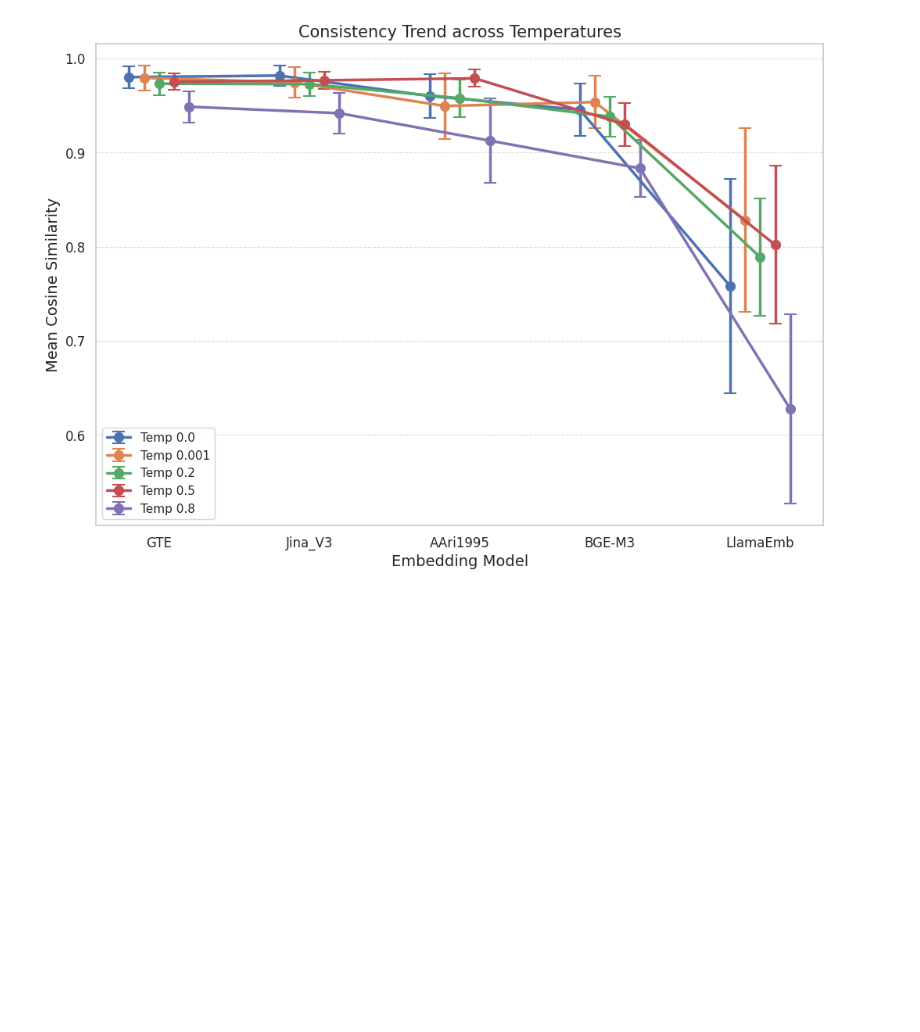
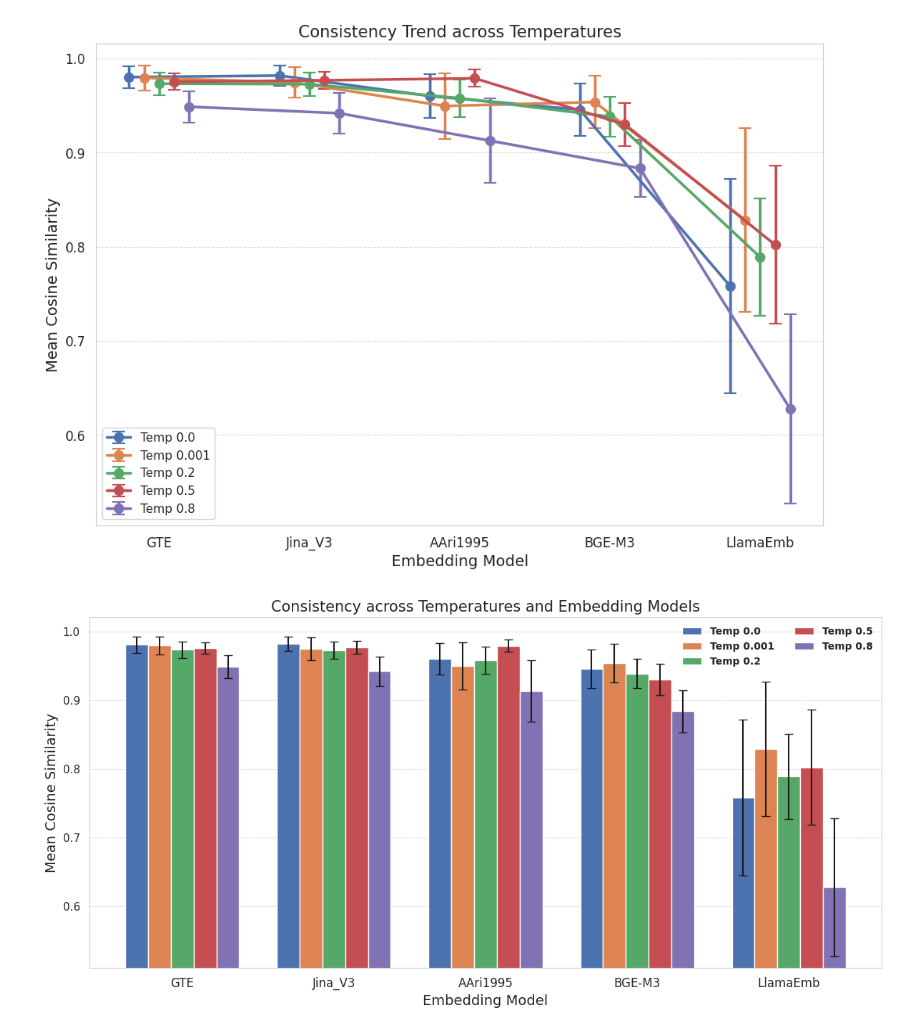
Before and after one commit to ahmad-Wattar/whisper-llm-evaluation, a Jupyter notebook: plots/gemeinsame_plots.ipynb, the cells around one changed output. Cells and saved outputs as stored; diff of their text form; code cells hidden in the pictures; blank space fills up the shorter version.

```diff
--- a/plots/gemeinsame_plots.ipynb
+++ b/plots/gemeinsame_plots.ipynb
@@ -901,3 +1163,69 @@ plt.savefig("consistency_trend.png", dpi=300, bbox_inches="tight")
 plt.show()
 # %% [output]
 [figure]
+# %%
+import numpy as np
+import matplotlib.pyplot as plt
+
+embeddings = ["GTE", "Jina_V3", "AAri1995", "BGE-M3", "LlamaEmb"]
+temperatures = ["Temp 0.0", "Temp 0.001", "Temp 0.2", "Temp 0.5", "Temp 0.8"]
+
+means = np.array([
+    [0.980300, 0.981940, 0.960249, 0.945573, 0.758160],
+    [0.979529, 0.974697, 0.949584, 0.953777, 0.828353],
+    [0.973302, 0.972843, 0.957915, 0.938332, 0.788867],
+    [0.975352, 0.976858, 0.979042, 0.930038, 0.801991],
+    [0.948882, 0.941903, 0.912782, 0.883408, 0.627594],
+])
+
+stds = np.array([
+    [0.011721, 0.010636, 0.023117, 0.027960, 0.113606],
+    [0.013110, 0.016512, 0.034822, 0.028008, 0.097756],
+    [0.011923, 0.012417, 0.020015, 0.021183, 0.062167],
+    [0.008610, 0.009532, 0.009176, 0.022895, 0.083941],
+    [0.016581, 0.021227, 0.044856, 0.030542, 0.100431],
+])
+
+x = np.arange(len(embeddings))
+width = 0.15
+
+fig, ax = plt.subplots(figsize=(12, 6))
+
+for i, temp in enumerate(temperatures):
+    ax.bar(
+        x + (i - 2) * width,
+        means[i],
+        width,
+        yerr=stds[i],
+        capsize=4,
+        label=temp
+    )
+
+ax.set_xticks(x)
+ax.set_xticklabels(embeddings, fontsize=12)
+
+ax.set_xlabel("Embedding Model", fontsize=14)
+ax.set_ylabel("Mean Cosine Similarity", fontsize=14)
+ax.set_title("Consistency across Temperatures and Embedding Models", fontsize=15)
+
+ax.set_ylim(0.51, 1.02)
+
+ax.grid(axis="y", linestyle="--", linewidth=0.8, alpha=0.7)
+ax.grid(axis="x", visible=False)
+
+ax.legend(
+    loc="upper right",
+    ncol=2,
+    frameon=False,
+    prop={
+        "size": 10,
+        "weight": "bold"
+    }
+)
+plt.tight_layout()
+
+plt.tight_layout()
+plt.savefig("consistency_trend_barplot.png", dpi=300, bbox_inches="tight")
+plt.show()
+# %% [output]
+[figure, added]
```
Also changed, not shown: parts of 5 cells of this notebook.
